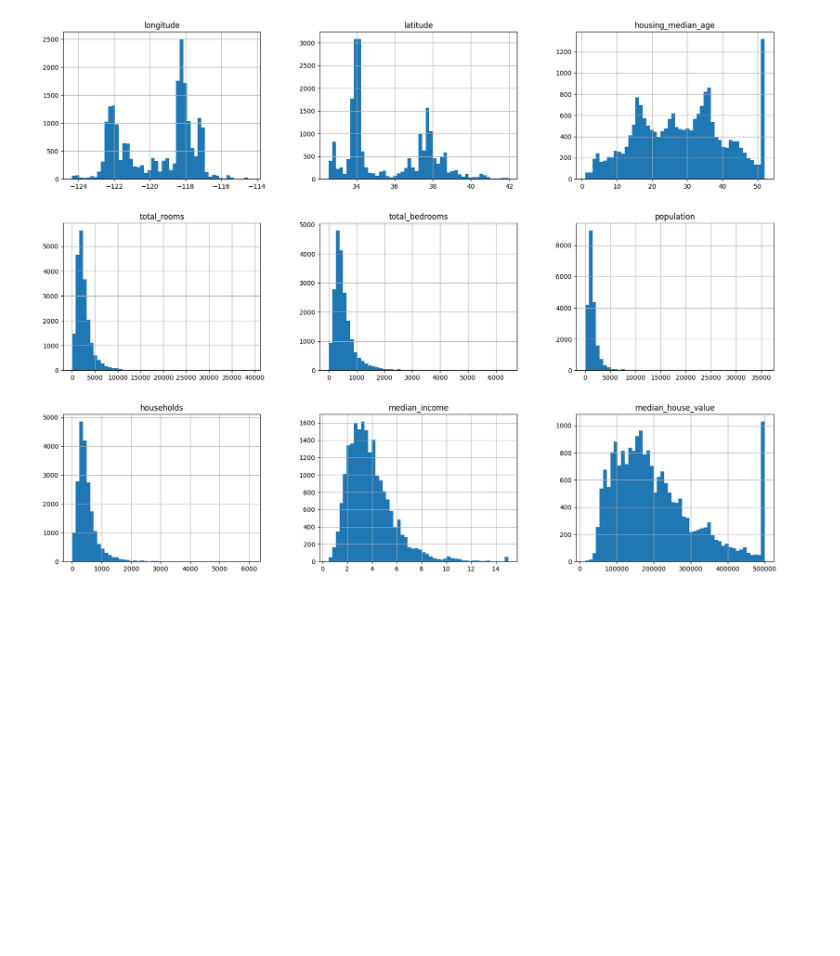
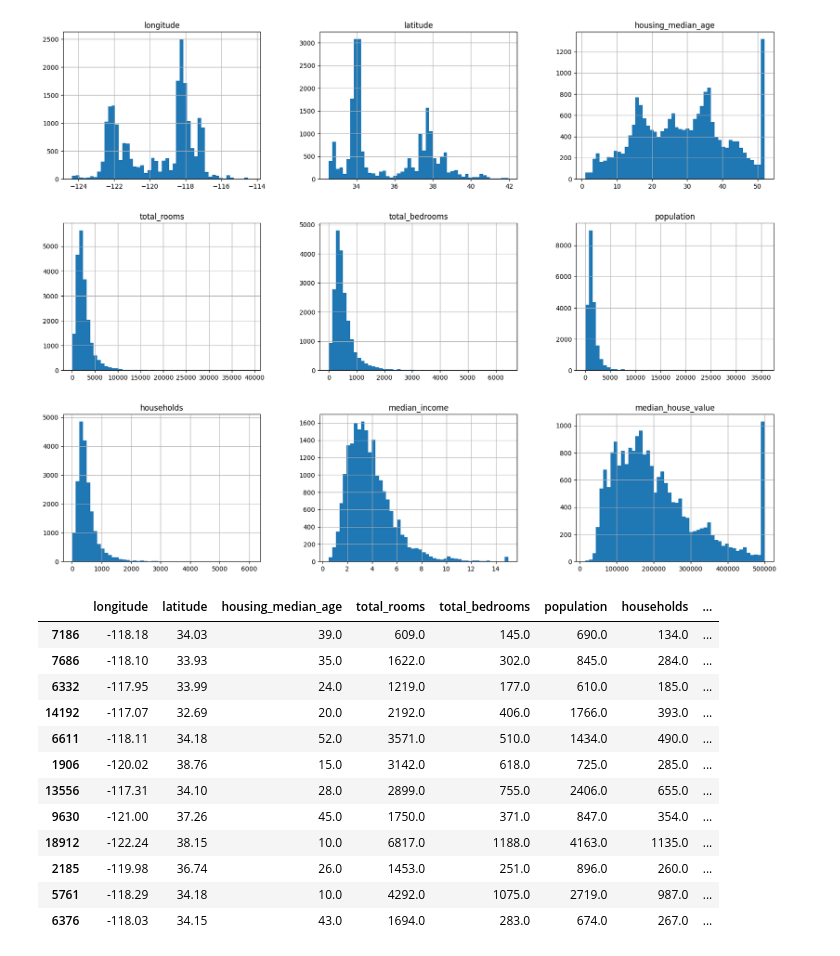
Before and after one commit to baxronovferuz1/DataScience_Np, a Jupyter notebook: machine_learning.ipynb, the cells around one changed output. Saved outputs shown, nothing was run; the diff lists cells and outputs as text; code cells hidden in the pictures; blank space fills up the shorter version.

```diff
--- a/machine_learning.ipynb
+++ b/machine_learning.ipynb
@@ -63,3 +63,22 @@ house.hist(bins=50, figsize=(20,15))
 plt.show()
 # %% [output]
 [figure]
+# %%
+from sklearn.model_selection import train_test_split
+train_set, test_set = train_test_split(house, test_size=0.2, random_state=30)
+# %%
+train_set.head(12)
+# %% [output]
+|  | longitude | latitude | housing_median_age | total_rooms | total_bedrooms | population | households | ... |
+| 7186 | -118.18 | 34.03 | 39.0 | 609.0 | 145.0 | 690.0 | 134.0 | ... |
+| 7686 | -118.10 | 33.93 | 35.0 | 1622.0 | 302.0 | 845.0 | 284.0 | ... |
+| 6332 | -117.95 | 33.99 | 24.0 | 1219.0 | 177.0 | 610.0 | 185.0 | ... |
+| 14192 | -117.07 | 32.69 | 20.0 | 2192.0 | 406.0 | 1766.0 | 393.0 | ... |
+| 6611 | -118.11 | 34.18 | 52.0 | 3571.0 | 510.0 | 1434.0 | 490.0 | ... |
+| 1906 | -120.02 | 38.76 | 15.0 | 3142.0 | 618.0 | 725.0 | 285.0 | ... |
+| 13556 | -117.31 | 34.10 | 28.0 | 2899.0 | 755.0 | 2406.0 | 655.0 | ... |
+| 9630 | -121.00 | 37.26 | 45.0 | 1750.0 | 371.0 | 847.0 | 354.0 | ... |
+| 18912 | -122.24 | 38.15 | 10.0 | 6817.0 | 1188.0 | 4163.0 | 1135.0 | ... |
+| 2185 | -119.98 | 36.74 | 26.0 | 1453.0 | 251.0 | 896.0 | 260.0 | ... |
+| 5761 | -118.29 | 34.18 | 10.0 | 4292.0 | 1075.0 | 2719.0 | 987.0 | ... |
+| 6376 | -118.03 | 34.15 | 43.0 | 1694.0 | 283.0 | 674.0 | 267.0 | ... |
```
Also changed, not shown: parts of 4 cells of this notebook.
